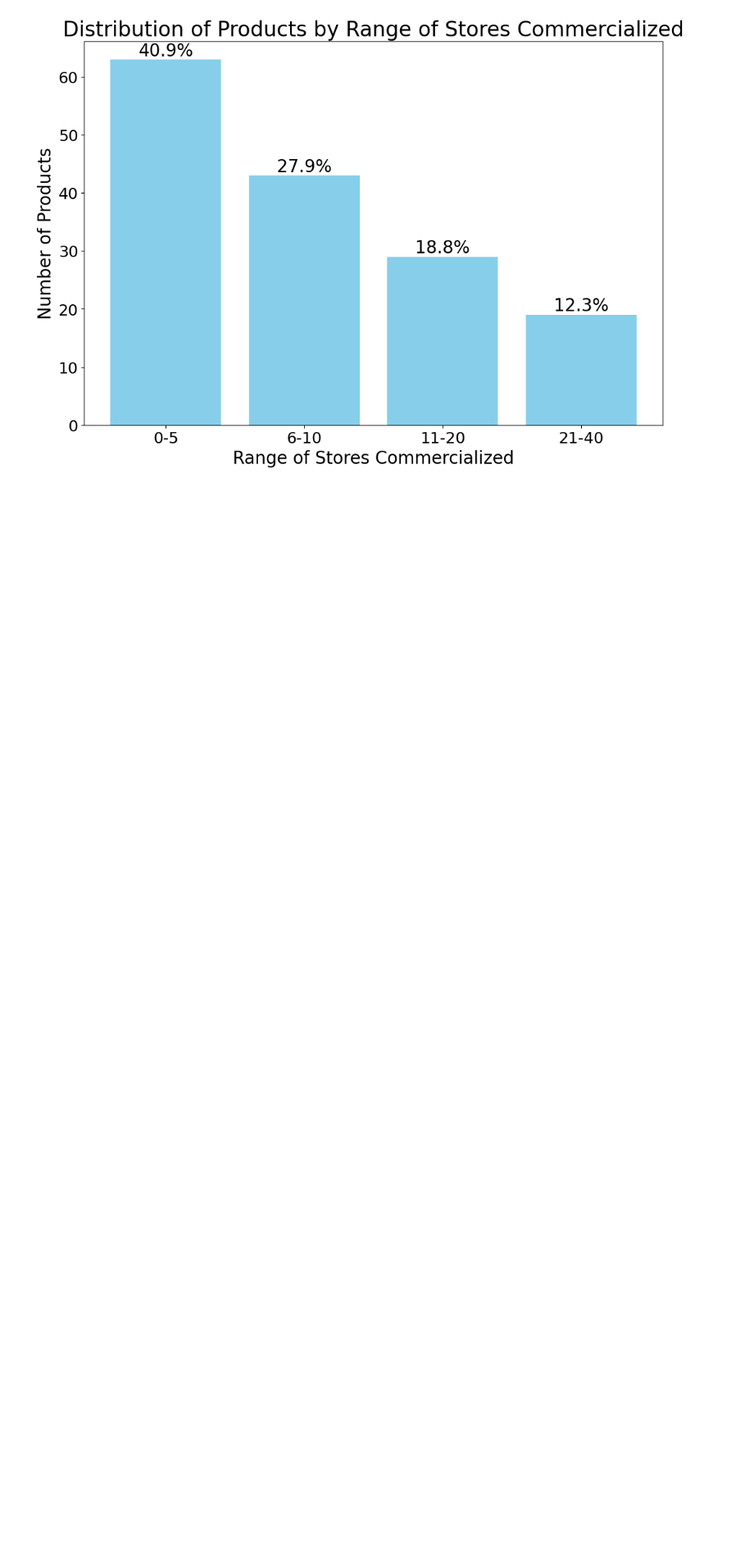
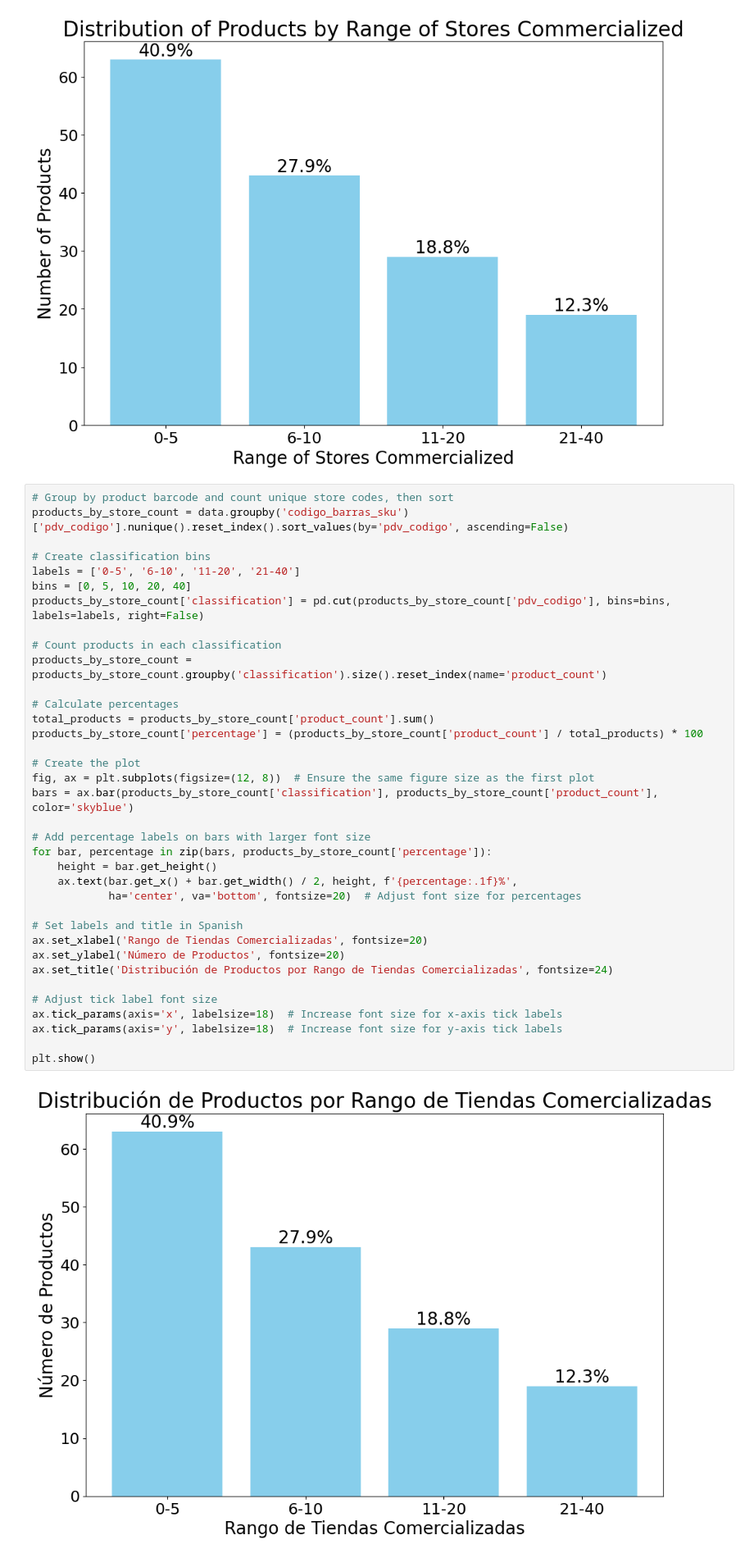
Before and after one commit to SantiagoRomanoOddone/MasterThesis, a Jupyter notebook: features/data_exploration.ipynb, the cells around one changed output. Shown at 82% size. Saved outputs shown, nothing was run; the diff lists cells and outputs as text; blank space fills up the shorter version.

```diff
--- a/features/data_exploration.ipynb
+++ b/features/data_exploration.ipynb
@@ -138,6 +175,44 @@ ax.tick_params(axis='y', labelsize=18)  # Increase font size for y-axis tick lab
 plt.show()
 # %% [output]
 [figure]
+# %%
+# Group by product barcode and count unique store codes, then sort
+products_by_store_count = data.groupby('codigo_barras_sku')['pdv_codigo'].nunique().reset_index().sort_values(by='pdv_codigo', ascending=False)
+
+# Create classification bins
+labels = ['0-5', '6-10', '11-20', '21-40']
+bins = [0, 5, 10, 20, 40]
+products_by_store_count['classification'] = pd.cut(products_by_store_count['pdv_codigo'], bins=bins, labels=labels, right=False)
+
+# Count products in each classification
+products_by_store_count = products_by_store_count.groupby('classification').size().reset_index(name='product_count')
+
+# Calculate percentages
+total_products = products_by_store_count['product_count'].sum()
+products_by_store_count['percentage'] = (products_by_store_count['product_count'] / total_products) * 100
+
+# Create the plot
+fig, ax = plt.subplots(figsize=(12, 8))  # Ensure the same figure size as the first plot
+bars = ax.bar(products_by_store_count['classification'], products_by_store_count['product_count'], color='skyblue')
+
+# Add percentage labels on bars with larger font size
+for bar, percentage in zip(bars, products_by_store_count['percentage']):
+    height = bar.get_height()
+    ax.text(bar.get_x() + bar.get_width() / 2, height, f'{percentage:.1f}%',
+            ha='center', va='bottom', fontsize=20)  # Adjust font size for percentages
+
+# Set labels and title in Spanish
+ax.set_xlabel('Rango de Tiendas Comercializadas', fontsize=20)
+ax.set_ylabel('Número de Productos', fontsize=20)
+ax.set_title('Distribución de Productos por Rango de Tiendas Comercializadas', fontsize=24)
+
+# Adjust tick label font size
+ax.tick_params(axis='x', labelsize=18)  # Increase font size for x-axis tick labels
+ax.tick_params(axis='y', labelsize=18)  # Increase font size for y-axis tick labels
+
+plt.show()
+# %% [output]
+[figure, added]
 # %% [markdown]
 ## Sales per period
 # %%
```
Also changed, not shown: parts of 3 cells of this notebook.
